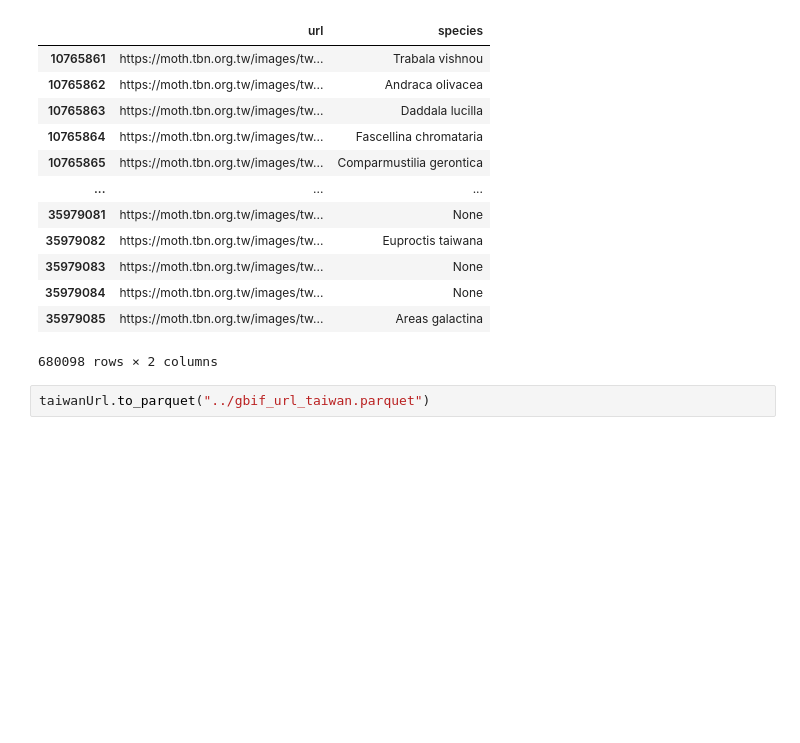
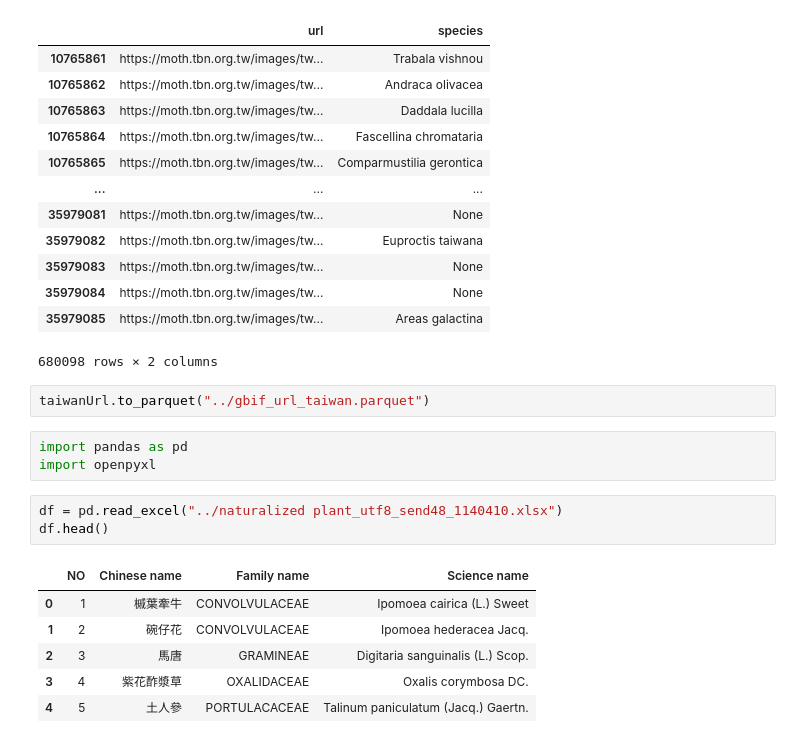
Before and after one commit to zkdeng-uofa/LDAWT, a Jupyter notebook: jupyter/gbif_taiwan.ipynb, the cells around one changed output. Cells and saved outputs as stored; diff of their text form; blank space fills up the shorter version.

```diff
--- a/jupyter/gbif_taiwan.ipynb
+++ b/jupyter/gbif_taiwan.ipynb
@@ -195,3 +195,16 @@ display(taiwanUrl)
 680098 rows × 2 columns
 # %%
 taiwanUrl.to_parquet("../gbif_url_taiwan.parquet")
+# %%
+import pandas as pd
+import openpyxl
+# %%
+df = pd.read_excel("../naturalized plant_utf8_send48_1140410.xlsx")
+df.head()
+# %% [output]
+|  | NO | Chinese name | Family name | Science name |
+| 0 | 1 | 槭葉牽牛 | CONVOLVULACEAE | Ipomoea cairica (L.) Sweet |
+| 1 | 2 | 碗仔花 | CONVOLVULACEAE | Ipomoea hederacea Jacq. |
+| 2 | 3 | 馬唐 | GRAMINEAE | Digitaria sanguinalis (L.) Scop. |
+| 3 | 4 | 紫花酢漿草 | OXALIDACEAE | Oxalis corymbosa DC. |
+| 4 | 5 | 土人參 | PORTULACACEAE | Talinum paniculatum (Jacq.) Gaertn. |
```
Also changed, not shown: parts of 1 cell of this notebook.
